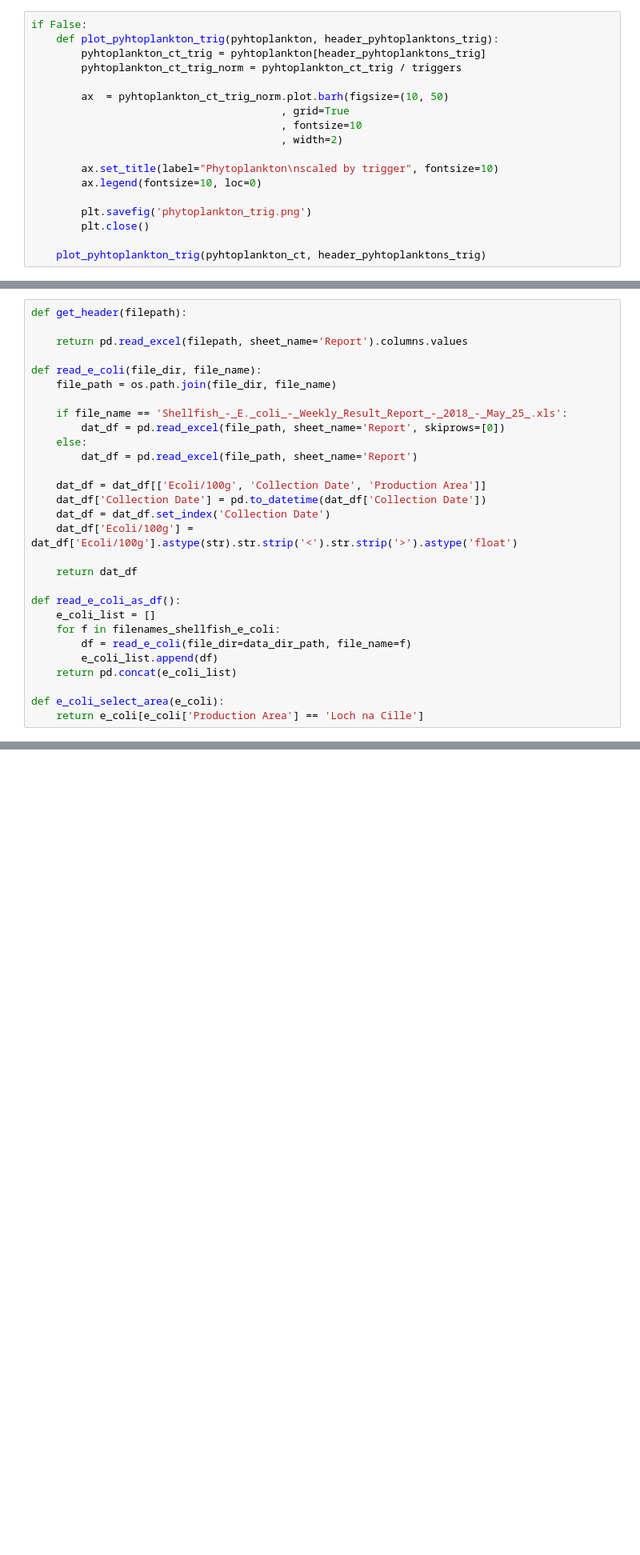
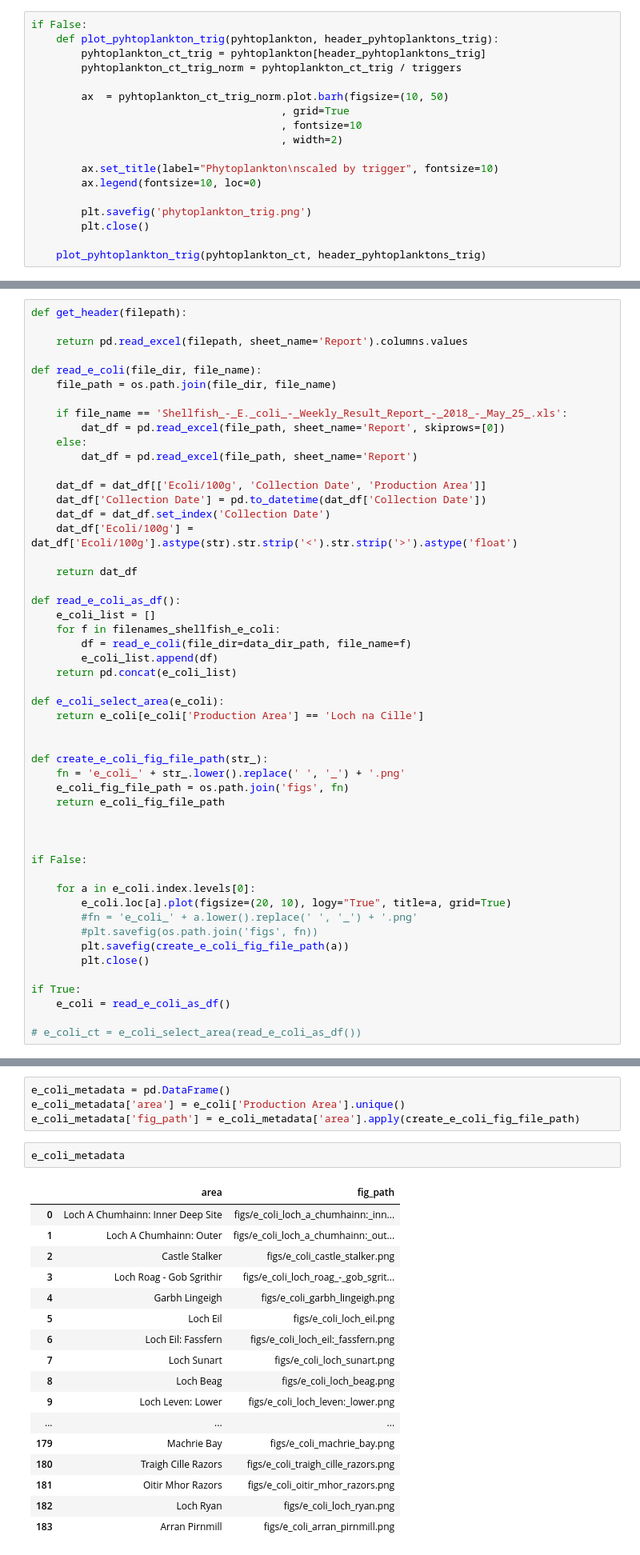
Before and after one commit to douglasmacdonald/python, a Jupyter notebook: notebooks/water_quality_develop.ipynb, the cells around one changed output, grey strips where cells are left out. Shown at 80% size. Cells and saved outputs as stored; diff of their text form; blank space fills up the shorter version.

```diff
--- a/notebooks/water_quality_develop.ipynb
+++ b/notebooks/water_quality_develop.ipynb
@@ -479,3 +492,25 @@ def read_e_coli_as_df():
 
 def e_coli_select_area(e_coli):
     return e_coli[e_coli['Production Area'] == 'Loch na Cille']
+
+
+def create_e_coli_fig_file_path(str_):
+    fn = 'e_coli_' + str_.lower().replace(' ', '_') + '.png'
+    e_coli_fig_file_path = os.path.join('figs', fn)
+    return e_coli_fig_file_path
+
+
+
+if False:
+
+    for a in e_coli.index.levels[0]:
+        e_coli.loc[a].plot(figsize=(20, 10), logy="True", title=a, grid=True)
+        #fn = 'e_coli_' + a.lower().replace(' ', '_') + '.png'
+        #plt.savefig(os.path.join('figs', fn))
+        plt.savefig(create_e_coli_fig_file_path(a))
+        plt.close()
+
+if True:
+    e_coli = read_e_coli_as_df()
+
+# e_coli_ct = e_coli_select_area(read_e_coli_as_df())
@@ -485,0 +517,24 @@ e_coli = read_e_coli_as_df()
+# %%
+e_coli_metadata = pd.DataFrame()
+e_coli_metadata['area'] = e_coli['Production Area'].unique()
+e_coli_metadata['fig_path'] = e_coli_metadata['area'].apply(create_e_coli_fig_file_path)
+# %%
+e_coli_metadata
+# %% [output]
+|  | area | fig_path |
+| 0 | Loch A Chumhainn: Inner Deep Site | figs/e_coli_loch_a_chumhainn:_inn... |
+| 1 | Loch A Chumhainn: Outer | figs/e_coli_loch_a_chumhainn:_out... |
+| 2 | Castle Stalker | figs/e_coli_castle_stalker.png |
+| 3 | Loch Roag - Gob Sgrithir | figs/e_coli_loch_roag_-_gob_sgrit... |
+| 4 | Garbh Lingeigh | figs/e_coli_garbh_lingeigh.png |
+| 5 | Loch Eil | figs/e_coli_loch_eil.png |
+| 6 | Loch Eil: Fassfern | figs/e_coli_loch_eil:_fassfern.png |
+| 7 | Loch Sunart | figs/e_coli_loch_sunart.png |
+| 8 | Loch Beag | figs/e_coli_loch_beag.png |
+| 9 | Loch Leven: Lower | figs/e_coli_loch_leven:_lower.png |
+| ... | ... | ... |
+| 179 | Machrie Bay | figs/e_coli_machrie_bay.png |
+| 180 | Traigh Cille Razors | figs/e_coli_traigh_cille_razors.png |
+| 181 | Oitir Mhor Razors | figs/e_coli_oitir_mhor_razors.png |
+| 182 | Loch Ryan | figs/e_coli_loch_ryan.png |
+| 183 | Arran Pirnmill | figs/e_coli_arran_pirnmill.png |
```
Also changed, not shown: parts of 21 cells of this notebook, 1 other file.
